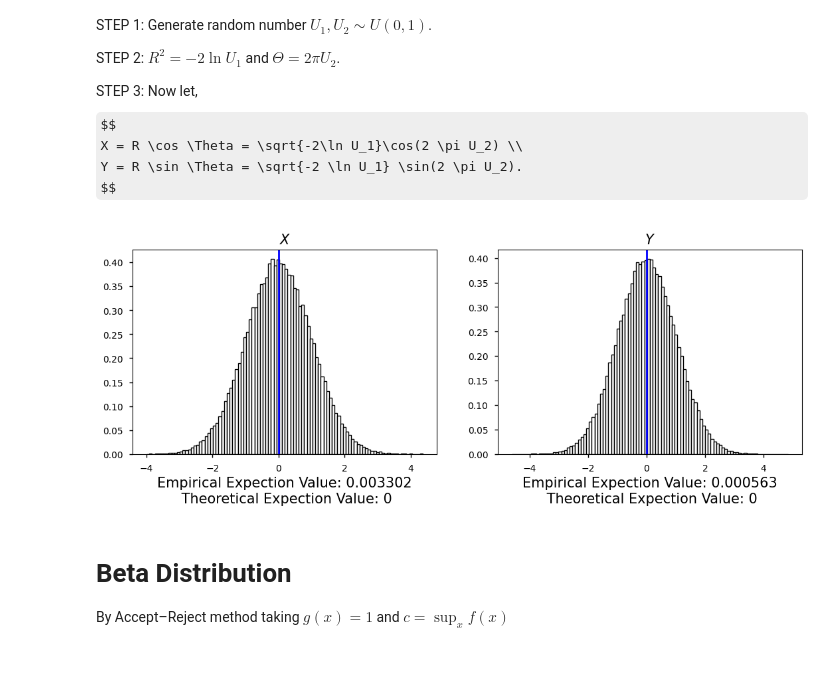
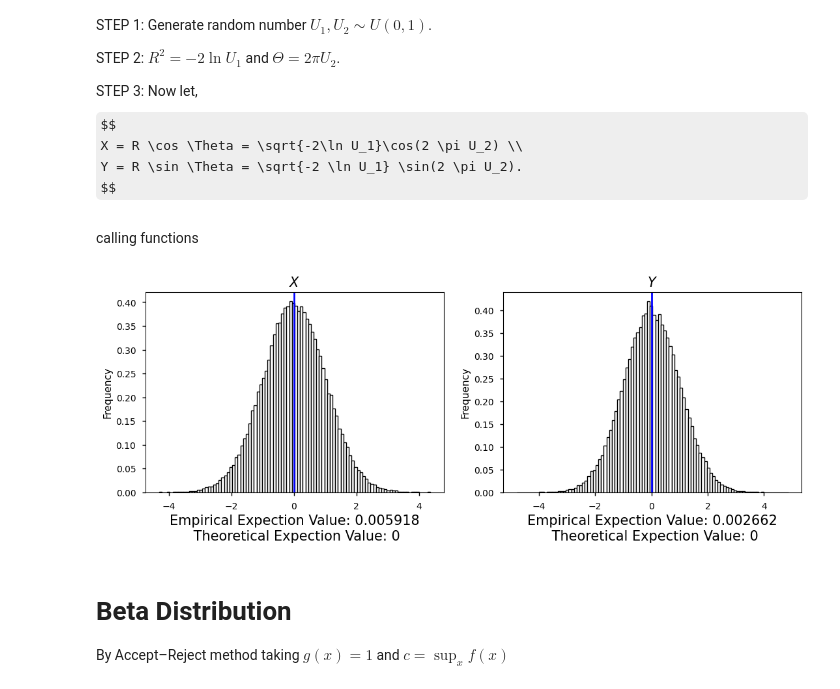
Before and after one commit to AzmainBiswas/Monte_Carlo, a Jupyter notebook: Generating Random Variable/Continuous.ipynb, the cells around one changed output. Saved outputs shown, nothing was run; the diff lists cells and outputs as text; code cells hidden in the pictures; some formulas as TeX source; blank space fills up the shorter version.

```diff
--- a/Generating Random Variable/Continuous.ipynb
+++ b/Generating Random Variable/Continuous.ipynb
@@ -202,0 +203,2 @@ X, Y = Normal_polar(Number_Of_Simulation)
+# %% [markdown]
+calling functions
@@ -207,34 +211,36 @@ plt.hist(
     X,
     linewidth=1,
     density=True,
     color="white",
     edgecolor="black",
     bins=100,
 )
 plt.axvline(statistics.mean(X), color="blue", linewidth=2)
 plt.title("$X$", fontsize=15)
 plt.xlabel(
     f"Empirical Expection Value: {statistics.mean(X):4f}\n Theoretical Expection Value: 0",
     fontsize=15,
 )
+plt.ylabel('Frequency')
 plt.subplot(1, 2, 2)
 plt.hist(
     Y,
     linewidth=1,
     density=True,
     color="white",
     edgecolor="black",
     bins=100,
 )
 plt.axvline(statistics.mean(Y), color="blue", linewidth=2)
 plt.title("$Y$", fontsize=15)
 plt.xlabel(
     f"Empirical Expection Value: {statistics.mean(Y):4f}\n Theoretical Expection Value: 0",
     fontsize=15,
 )
+plt.ylabel('Frequency')
 plt.show()
 # %% [output]
-[figure, old version]
+[figure, new version]
 # %% [markdown]
 # Beta Distribution
 
```
Also changed, not shown: parts of 8 cells of this notebook, 4 other files.
